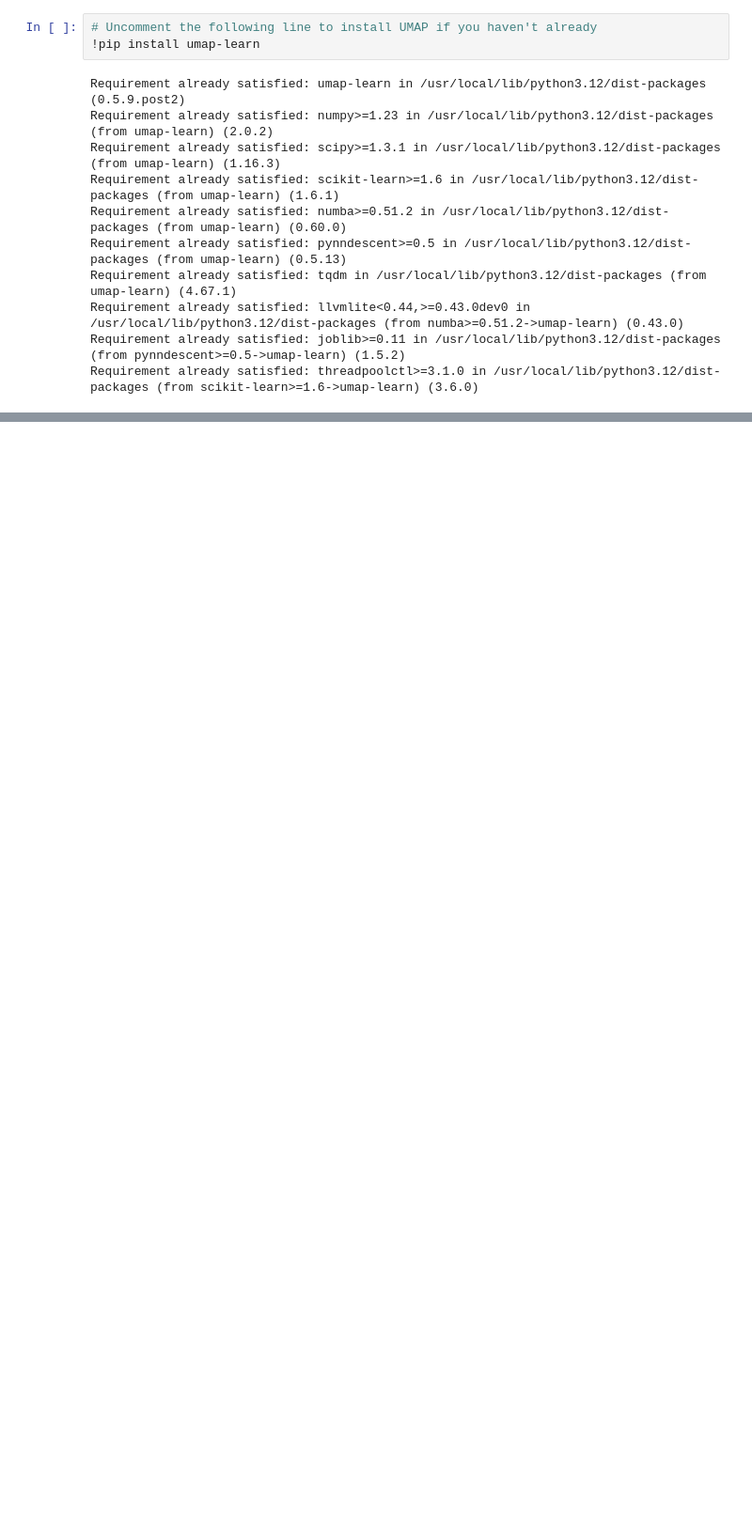
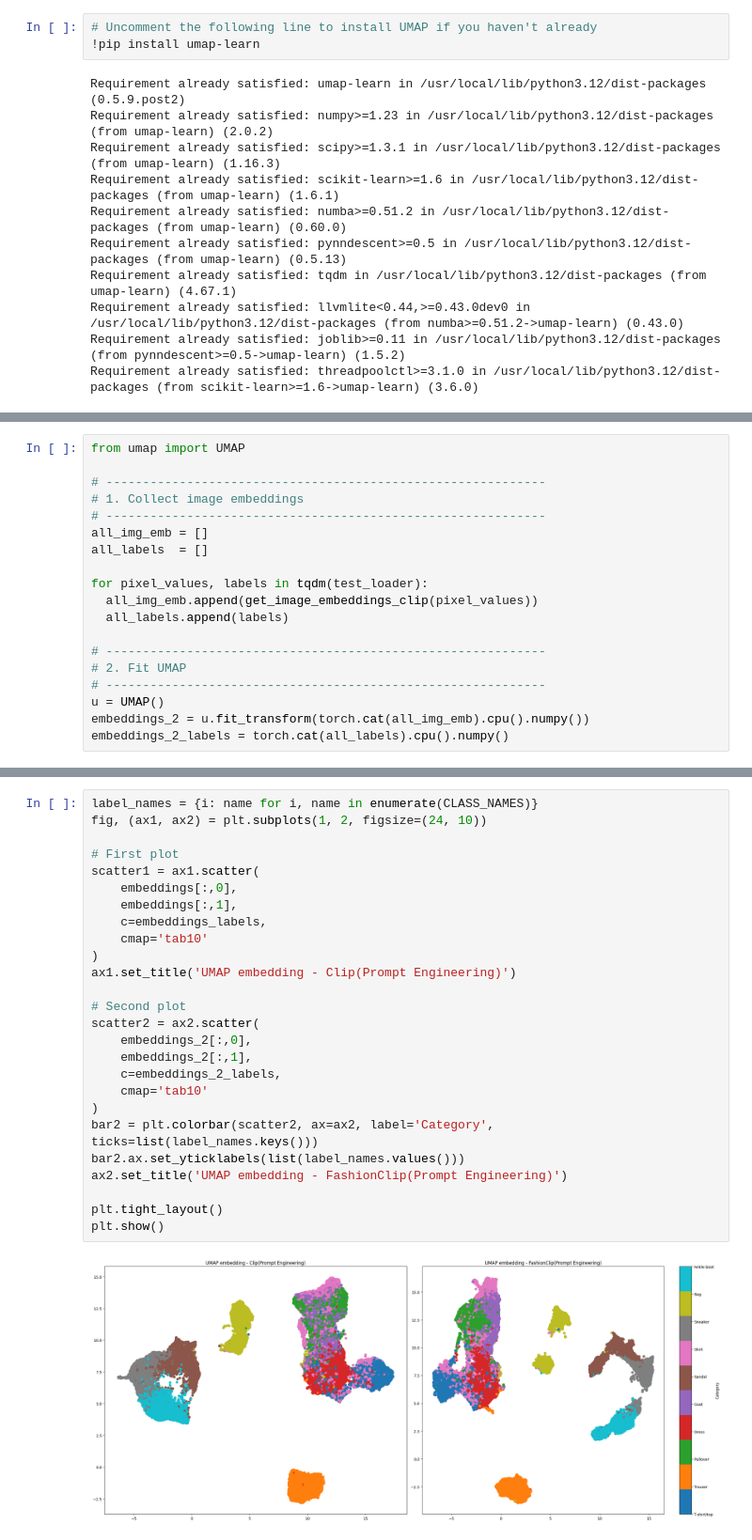
Before and after one commit to warscovich/deep_learning, a Jupyter notebook: 02_activities/assignments/assignment_2.ipynb, the cells around one changed output, grey strips where cells are left out. Shown at 94% size. Saved outputs shown, nothing was run; the diff lists cells and outputs as text; blank space fills up the shorter version.

```diff
--- a/02_activities/assignments/assignment_2.ipynb
+++ b/02_activities/assignments/assignment_2.ipynb
@@ -589,0 +615,19 @@ Error:
+# %%
+from umap import UMAP
+
+# ------------------------------------------------------------
+# 1. Collect image embeddings
+# ------------------------------------------------------------
+all_img_emb = []
+all_labels  = []
+
+for pixel_values, labels in tqdm(test_loader):
+  all_img_emb.append(get_image_embeddings_clip(pixel_values))
+  all_labels.append(labels)
+
+# ------------------------------------------------------------
+# 2. Fit UMAP
+# ------------------------------------------------------------
+u = UMAP()
+embeddings_2 = u.fit_transform(torch.cat(all_img_emb).cpu().numpy())
+embeddings_2_labels = torch.cat(all_labels).cpu().numpy()
@@ -589,0 +668,28 @@ Error:
+# %%
+label_names = {i: name for i, name in enumerate(CLASS_NAMES)}
+fig, (ax1, ax2) = plt.subplots(1, 2, figsize=(24, 10))
+
+# First plot
+scatter1 = ax1.scatter(
+    embeddings[:,0],
+    embeddings[:,1],
+    c=embeddings_labels,
+    cmap='tab10'
+)
+ax1.set_title('UMAP embedding - Clip(Prompt Engineering)')
+
+# Second plot
+scatter2 = ax2.scatter(
+    embeddings_2[:,0],
+    embeddings_2[:,1],
+    c=embeddings_2_labels,
+    cmap='tab10'
+)
+bar2 = plt.colorbar(scatter2, ax=ax2, label='Category', ticks=list(label_names.keys()))
+bar2.ax.set_yticklabels(list(label_names.values()))
+ax2.set_title('UMAP embedding - FashionClip(Prompt Engineering)')
+
+plt.tight_layout()
+plt.show()
+# %% [output]
+[figure, added]
```
Also changed, not shown: parts of 15 cells of this notebook.
